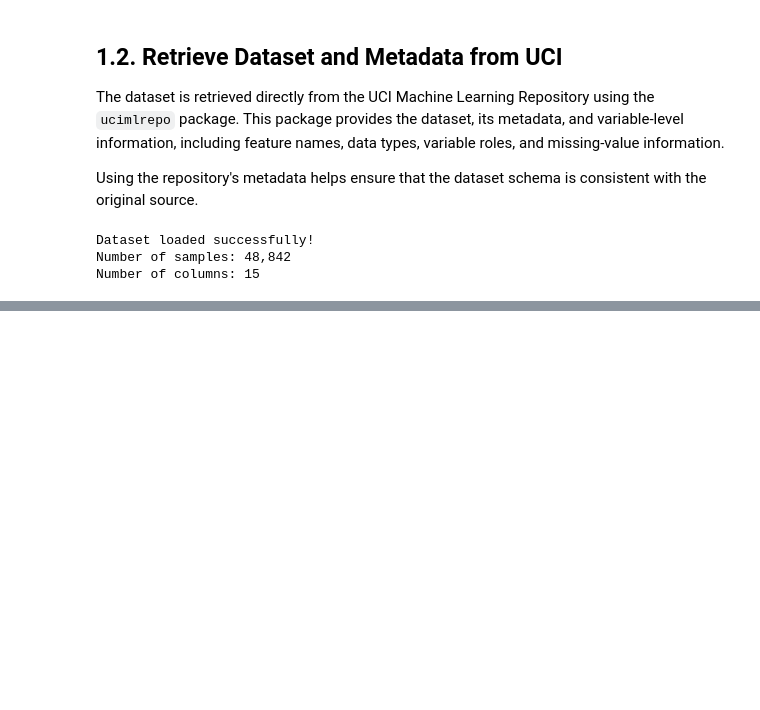
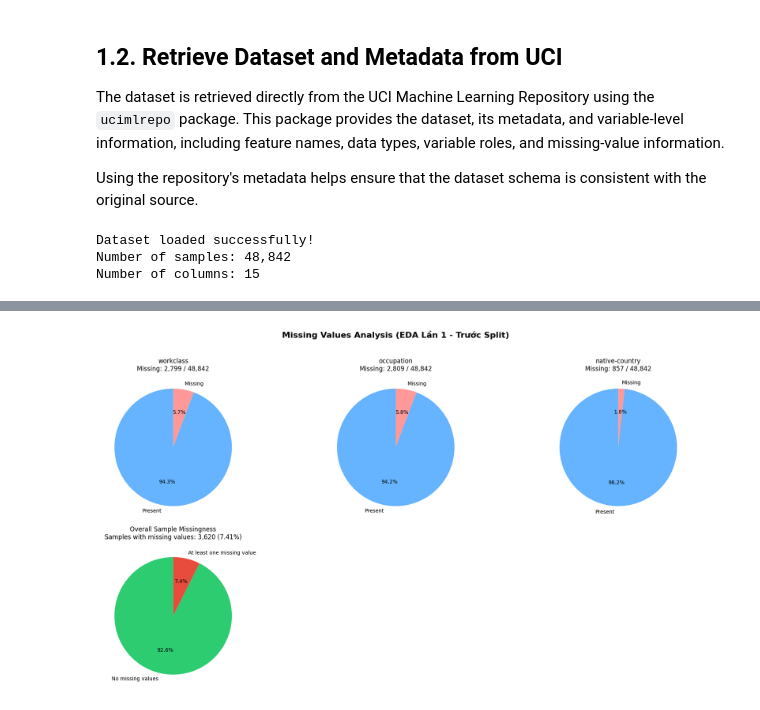
Before and after one commit to superiorhamster/CO5177, a Jupyter notebook: ipynb/tabular/Adult_Census_Income_EDA_Preprocessing.ipynb, the cells around one changed output, grey strips where cells are left out. Saved outputs shown, nothing was run; the diff lists cells and outputs as text; code cells hidden in the pictures; blank space fills up the shorter version.

```diff
--- a/ipynb/tabular/Adult_Census_Income_EDA_Preprocessing.ipynb
+++ b/ipynb/tabular/Adult_Census_Income_EDA_Preprocessing.ipynb
@@ -1270,0 +177,81 @@ In this experiment, XGBoost is trained on the preprocessed training set without
+# %%
+import matplotlib.pyplot as plt
+from pathlib import Path
+import math
+
+# Create output directory for EDA results
+EDA_DIR = Path("EDA_result")
+EDA_DIR.mkdir(parents=True, exist_ok=True)
+
+# Identify features containing missing values
+missing_cols = df.columns[df.isnull().any()].tolist()
+
+# Calculate samples with and without missing values
+samples_with_missing = df.isnull().any(axis=1).sum()
+samples_without_missing = len(df) - samples_with_missing
+
+if not missing_cols:
+    print("No missing values found. No pie charts were generated.")
+else:
+    n_plots = len(missing_cols) + 1  # Feature charts + overall chart
+    n_cols = min(3, n_plots)
+    n_rows = math.ceil(n_plots / n_cols)
+
+    fig, axes = plt.subplots(
+        n_rows,
+        n_cols,
+        figsize=(6 * n_cols, 5 * n_rows)
+    )
+    axes = axes.flatten() if hasattr(axes, "flatten") else [axes]
+
+    # Plot missing vs. non-missing values for each feature
+    for i, col in enumerate(missing_cols):
+        n_missing = df[col].isnull().sum()
+        n_present = len(df) - n_missing
+
+        axes[i].pie(
+            [n_missing, n_present],
+            labels=["Missing", "Present"],
+            autopct="%1.1f%%",
+            startangle=90,
+            counterclock=False,
+            colors=["#ff9999", "#66b3ff"]
+        )
+        axes[i].set_title(
+            f"{col}\nMissing: {n_missing:,} / {len(df):,}"
+        )
+
+    # Plot the overall proportion of samples with missing values
+    overall_idx = len(missing_cols)
+    axes[overall_idx].pie(
+        [samples_with_missing, samples_without_missing],
+        labels=["At least one missing value", "No missing values"],
+        autopct="%1.1f%%",
+        startangle=90,
+        counterclock=False,
+        colors=["#e74c3c", "#2ecc71"]
+    )
+    axes[overall_idx].set_title(
+        "Overall Sample Missingness\n"
+        f"Samples with missing values: {samples_with_missing:,} ({samples_with_missing / len(df) * 100:.2f}%)"
+    )
+
+    # Hide unused subplot axes
+    for i in range(n_plots, len(axes)):
+        axes[i].axis("off")
+
+    fig.suptitle(
+        "Missing Values Analysis (EDA Lần 1 - Trước Split)",
+        fontsize=16,
+        fontweight="bold"
+    )
+    plt.tight_layout(rect=[0, 0, 1, 0.96])
+
+    output_path = EDA_DIR / "missing_values_analysis.png"
+    fig.savefig(output_path, dpi=200, bbox_inches="tight")
+    plt.show()
+    plt.close(fig)
+
+    print(f"Chart saved to: {output_path.resolve()}")
+# %% [output]
+[figure, added]
```
Also changed, not shown: parts of 128 cells of this notebook, 22 other files.
